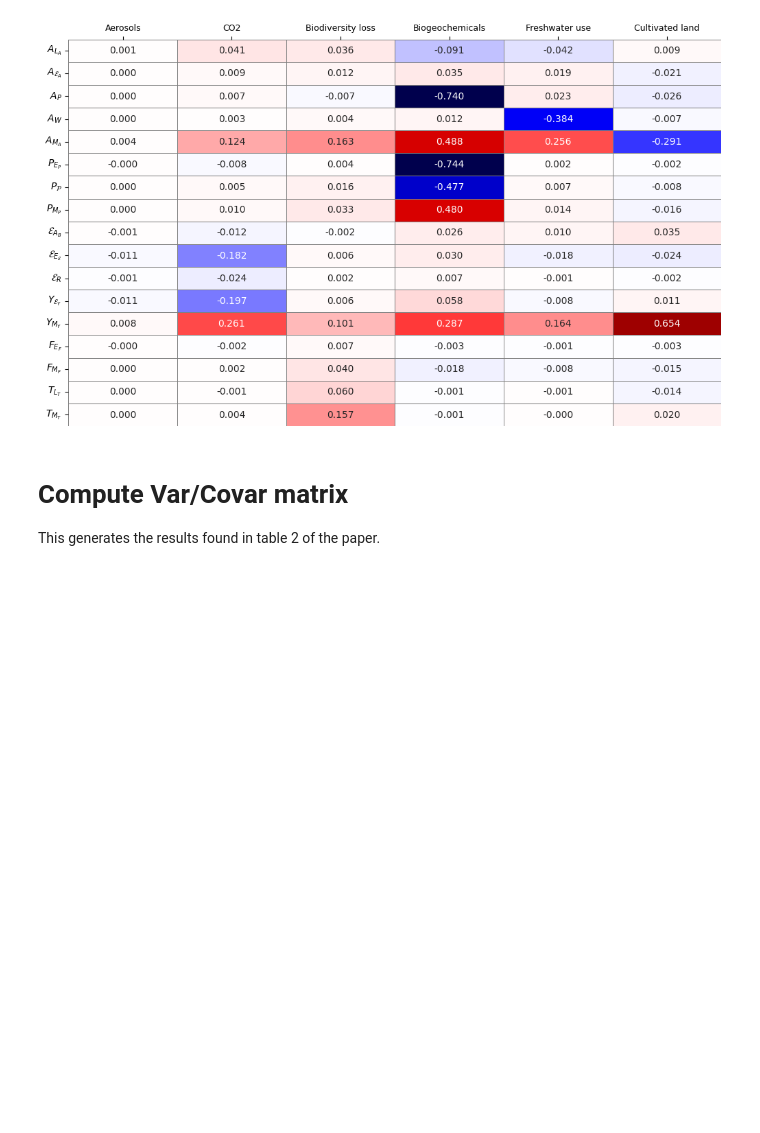
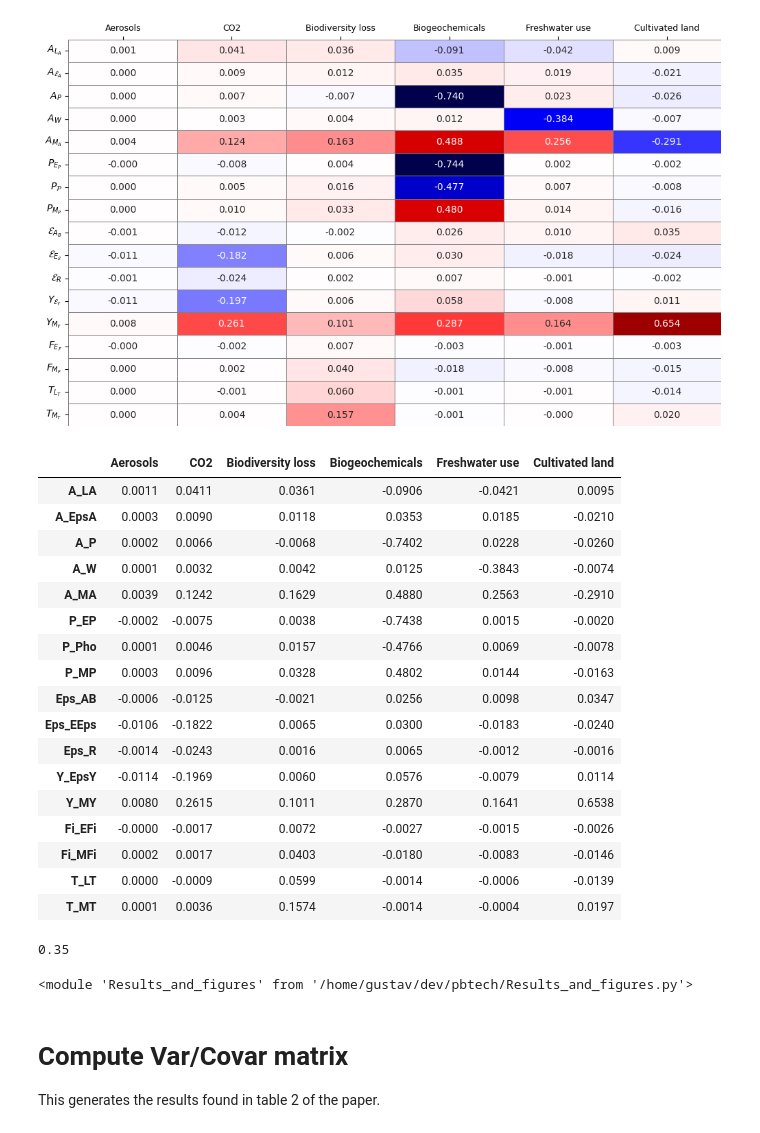
Before and after one commit to gustavengstrom/pbtech, a Jupyter notebook: Results_and_figures.ipynb, the cells around one changed output. Cells and saved outputs as stored; diff of their text form; code cells hidden in the pictures; blank space fills up the shorter version.

```diff
--- a/Results_and_figures.ipynb
+++ b/Results_and_figures.ipynb
@@ -96,6 +99,40 @@ Freshwater use                    0.0149
 Cultivated land                   0.1504
 dtype: float64
 [figure]
+# %%
+df
+# %% [output]
+|  | Aerosols | CO2 | Biodiversity loss | Biogeochemicals | Freshwater use | Cultivated land |
+| A_LA | 0.0011 | 0.0411 | 0.0361 | -0.0906 | -0.0421 | 0.0095 |
+| A_EpsA | 0.0003 | 0.0090 | 0.0118 | 0.0353 | 0.0185 | -0.0210 |
+| A_P | 0.0002 | 0.0066 | -0.0068 | -0.7402 | 0.0228 | -0.0260 |
+| A_W | 0.0001 | 0.0032 | 0.0042 | 0.0125 | -0.3843 | -0.0074 |
+| A_MA | 0.0039 | 0.1242 | 0.1629 | 0.4880 | 0.2563 | -0.2910 |
+| P_EP | -0.0002 | -0.0075 | 0.0038 | -0.7438 | 0.0015 | -0.0020 |
+| P_Pho | 0.0001 | 0.0046 | 0.0157 | -0.4766 | 0.0069 | -0.0078 |
+| P_MP | 0.0003 | 0.0096 | 0.0328 | 0.4802 | 0.0144 | -0.0163 |
+| Eps_AB | -0.0006 | -0.0125 | -0.0021 | 0.0256 | 0.0098 | 0.0347 |
+| Eps_EEps | -0.0106 | -0.1822 | 0.0065 | 0.0300 | -0.0183 | -0.0240 |
+| Eps_R | -0.0014 | -0.0243 | 0.0016 | 0.0065 | -0.0012 | -0.0016 |
+| Y_EpsY | -0.0114 | -0.1969 | 0.0060 | 0.0576 | -0.0079 | 0.0114 |
+| Y_MY | 0.0080 | 0.2615 | 0.1011 | 0.2870 | 0.1641 | 0.6538 |
+| Fi_EFi | -0.0000 | -0.0017 | 0.0072 | -0.0027 | -0.0015 | -0.0026 |
+| Fi_MFi | 0.0002 | 0.0017 | 0.0403 | -0.0180 | -0.0083 | -0.0146 |
+| T_LT | 0.0000 | -0.0009 | 0.0599 | -0.0014 | -0.0006 | -0.0139 |
+| T_MT | 0.0001 | 0.0036 | 0.1574 | -0.0014 | -0.0004 | 0.0197 |
+# %%
+from model_code import params, model  # Load parameters and model implementation.
+
+param_list = list(params.df_typing_formatting.T.to_dict().values())
+model_params = {row["keys"]: row["values"] for row in param_list}
+sm = model.SolveModel(params.param_dict)
+sm.V_A
+# %% [output]
+0.35
+# %%
+rf
+# %% [output]
+<module 'Results_and_figures' from '/home/gustav/dev/pbtech/Results_and_figures.py'>
 # %% [markdown]
 # Compute Var/Covar matrix
 
```
Also changed, not shown: parts of 1 cell of this notebook, 9 other files.
